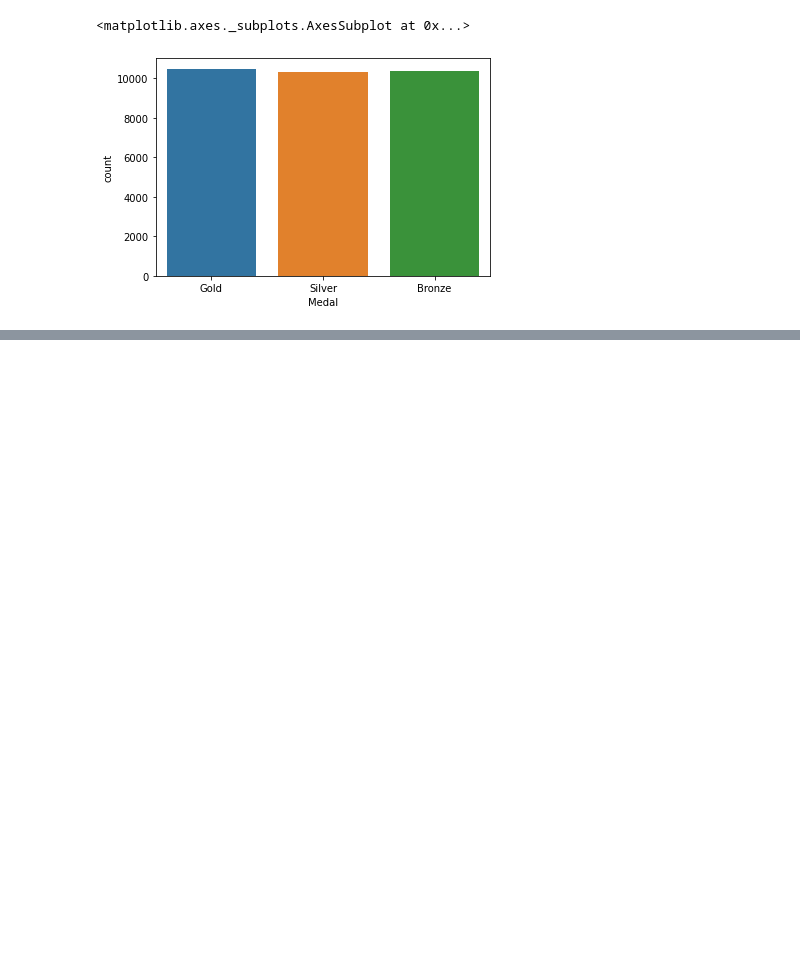
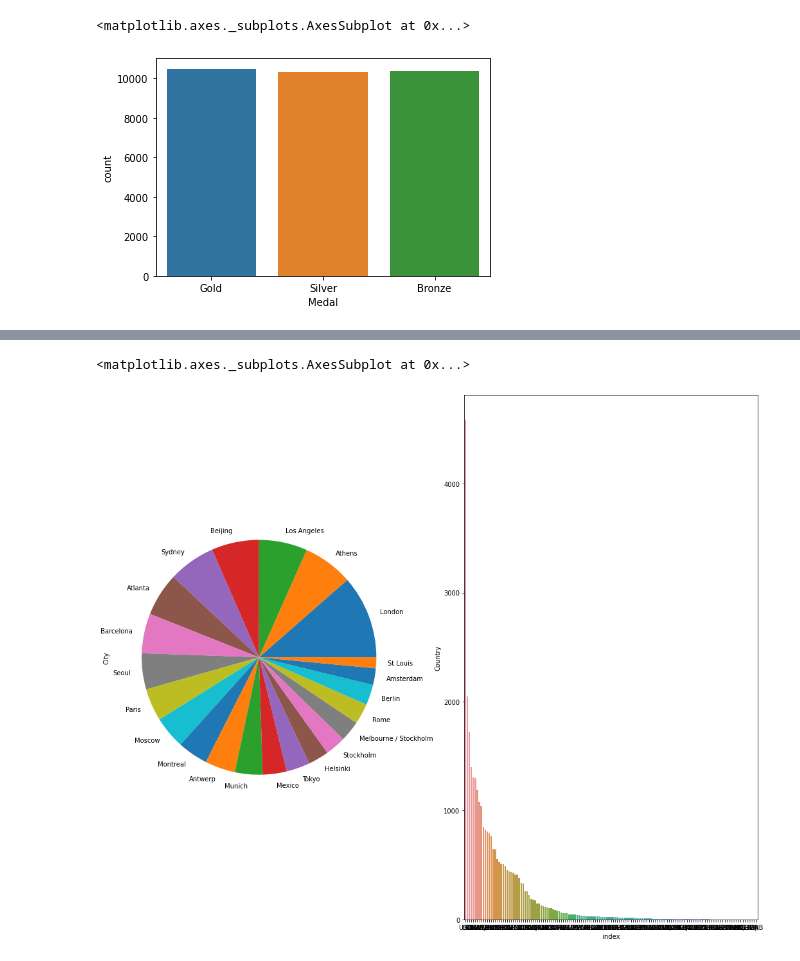
Before and after one commit to Creatrohit9/OLYMPIC-ANALYSIS, a Jupyter notebook: Olympic_Analysis_by_Rohit_bhadauriya_2022.ipynb, the cells around one changed output, grey strips where cells are left out. Saved outputs shown, nothing was run; the diff lists cells and outputs as text; code cells hidden in the pictures; blank space fills up the shorter version.

```diff
--- a/Olympic_Analysis_by_Rohit_bhadauriya_2022.ipynb
+++ b/Olympic_Analysis_by_Rohit_bhadauriya_2022.ipynb
@@ -273,0 +313,9 @@ sns.countplot(x ='Event',hue = 'Medal', data = dfsum)
+# %%
+#plot for the age to defaulter relation
+fig, axes = plt.subplots(ncols=2,figsize=(18,15))
+age_df=dfsum['Country'].value_counts().reset_index()
+dfsum['City'].value_counts().plot(kind="pie",ax = axes[0],subplots=True)  # find more intutive plot
+sns.barplot(x='index',y='Country',data=age_df,ax = axes[1],orient='v')
+# %% [output]
+<matplotlib.axes._subplots.AxesSubplot at 0x...>
+[figure, added]
```
Also changed, not shown: parts of 9 cells of this notebook.
